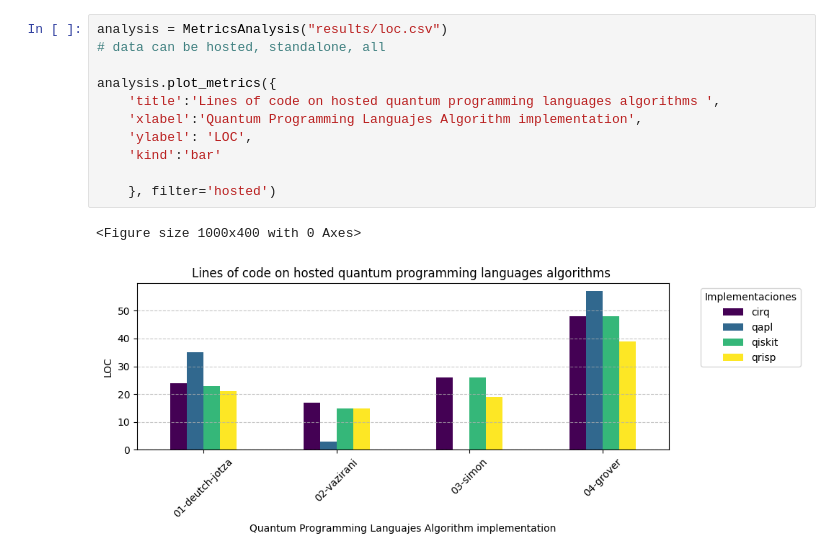
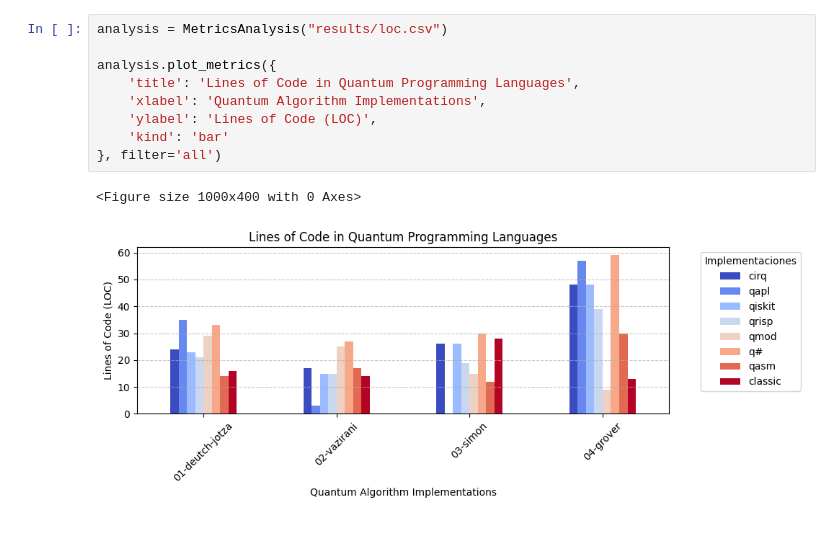
Before and after one commit to Universidad-Cenfotec/quantum-programming-languages-expressiveness, a Jupyter notebook: evaluation/metrics_analysis.ipynb, the cells around one changed output. Drawn from its saved outputs; the diff is of its cells as text.

Commit message:
last results in data

```diff
--- a/evaluation/metrics_analysis.ipynb
+++ b/evaluation/metrics_analysis.ipynb
@@ -84,14 +193,12 @@ class MetricsAnalysis:
 # %%
 analysis = MetricsAnalysis("results/loc.csv")
-# data can be hosted, standalone, all
 
 analysis.plot_metrics({
-    'title':'Lines of code on hosted quantum programming languages algorithms ',
-    'xlabel':'Quantum Programming Languajes Algorithm implementation',
-    'ylabel': 'LOC',
-    'kind':'bar'
-
-    }, filter='hosted')
+    'title': 'Lines of Code in Quantum Programming Languages',
+    'xlabel': 'Quantum Algorithm Implementations',
+    'ylabel': 'Lines of Code (LOC)',
+    'kind': 'bar'
+}, filter='all')
 # %% [output]
 <Figure size 1000x400 with 0 Axes>
-[figure, old version]
+[figure, new version]
```
Also changed, not shown: parts of 18 cells of this notebook, 4 other files.
